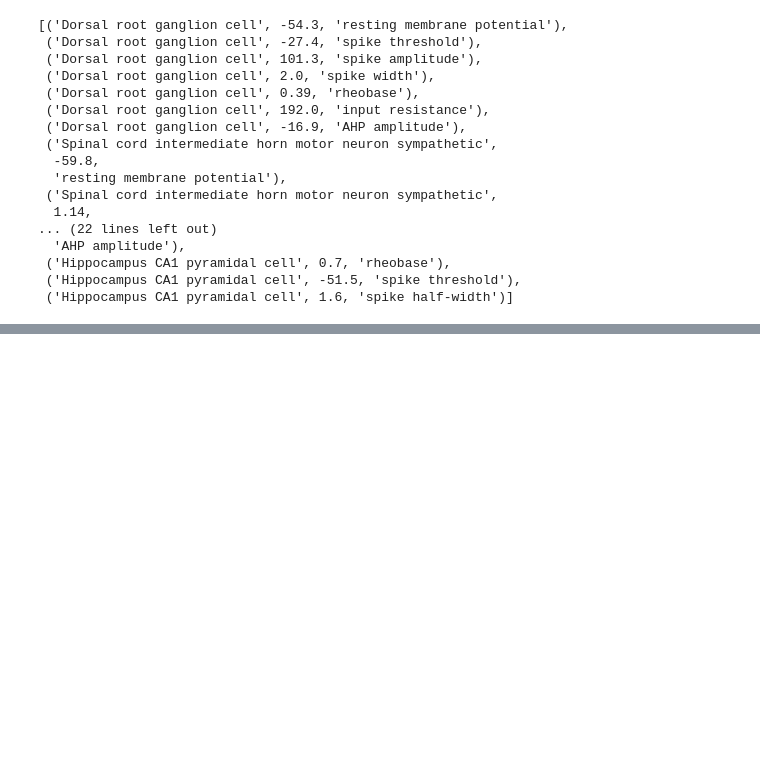
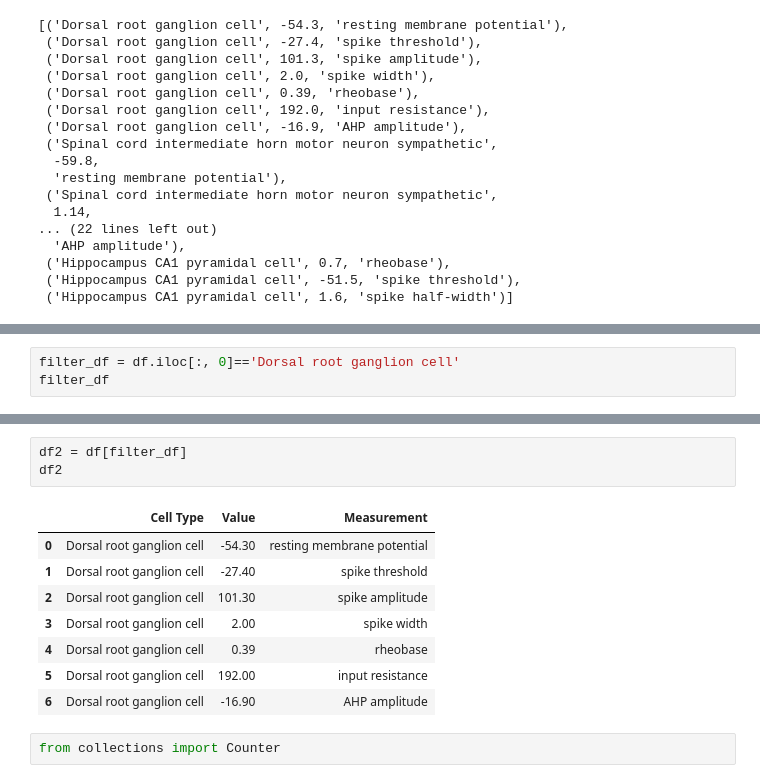
Before and after one commit to alexw858/Neuron-Predictor, a Jupyter notebook: data_gathering.ipynb, the cells around one changed output, grey strips where cells are left out. Saved outputs shown, nothing was run; the diff lists cells and outputs as text; blank space fills up the shorter version.

```diff
--- a/data_gathering.ipynb
+++ b/data_gathering.ipynb
@@ -125,3 +126,6 @@ df
 | 17 | Hippocampus CA1 pyramidal cell | 0.70 | rheobase |
 | 18 | Hippocampus CA1 pyramidal cell | -51.50 | spike threshold |
 | 19 | Hippocampus CA1 pyramidal cell | 1.60 | spike half-width |
+# %%
+filter_df = df.iloc[:, 0]=='Dorsal root ganglion cell'
+filter_df
@@ -127,0 +150,14 @@ df
+# %%
+df2 = df[filter_df]
+df2
+# %% [output]
+|  | Cell Type | Value | Measurement |
+| 0 | Dorsal root ganglion cell | -54.30 | resting membrane potential |
+| 1 | Dorsal root ganglion cell | -27.40 | spike threshold |
+| 2 | Dorsal root ganglion cell | 101.30 | spike amplitude |
+| 3 | Dorsal root ganglion cell | 2.00 | spike width |
+| 4 | Dorsal root ganglion cell | 0.39 | rheobase |
+| 5 | Dorsal root ganglion cell | 192.00 | input resistance |
+| 6 | Dorsal root ganglion cell | -16.90 | AHP amplitude |
+# %%
+from collections import Counter
```
Also changed, not shown: parts of 5 cells of this notebook.
